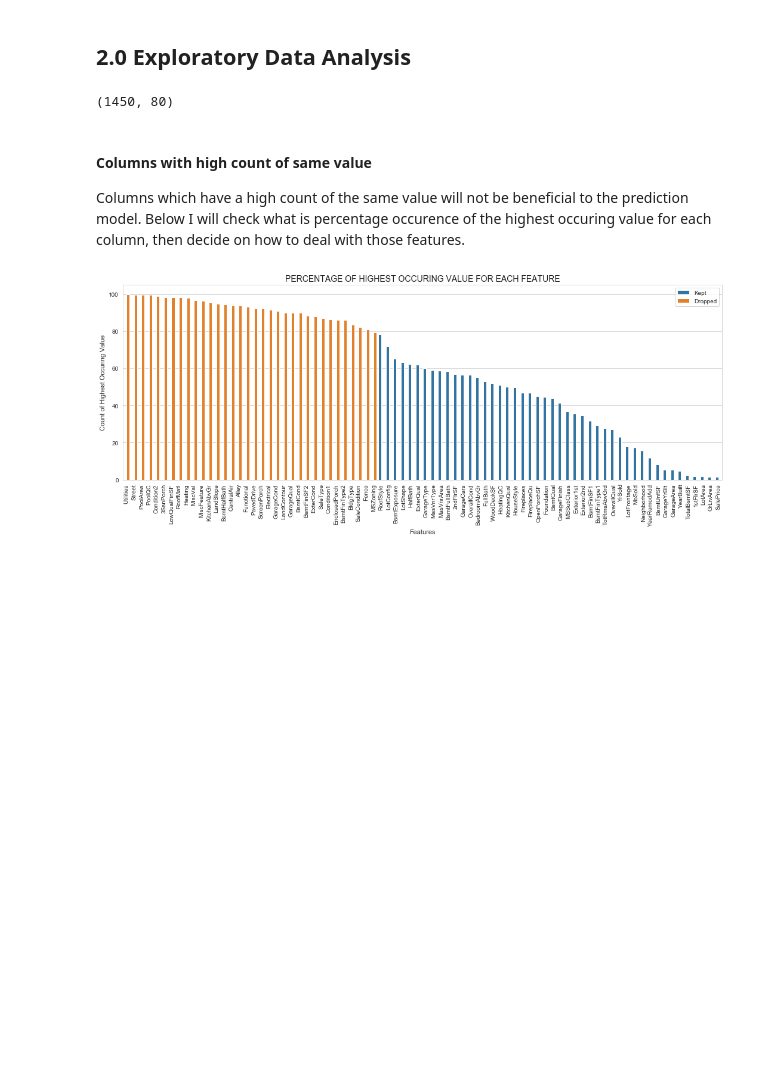
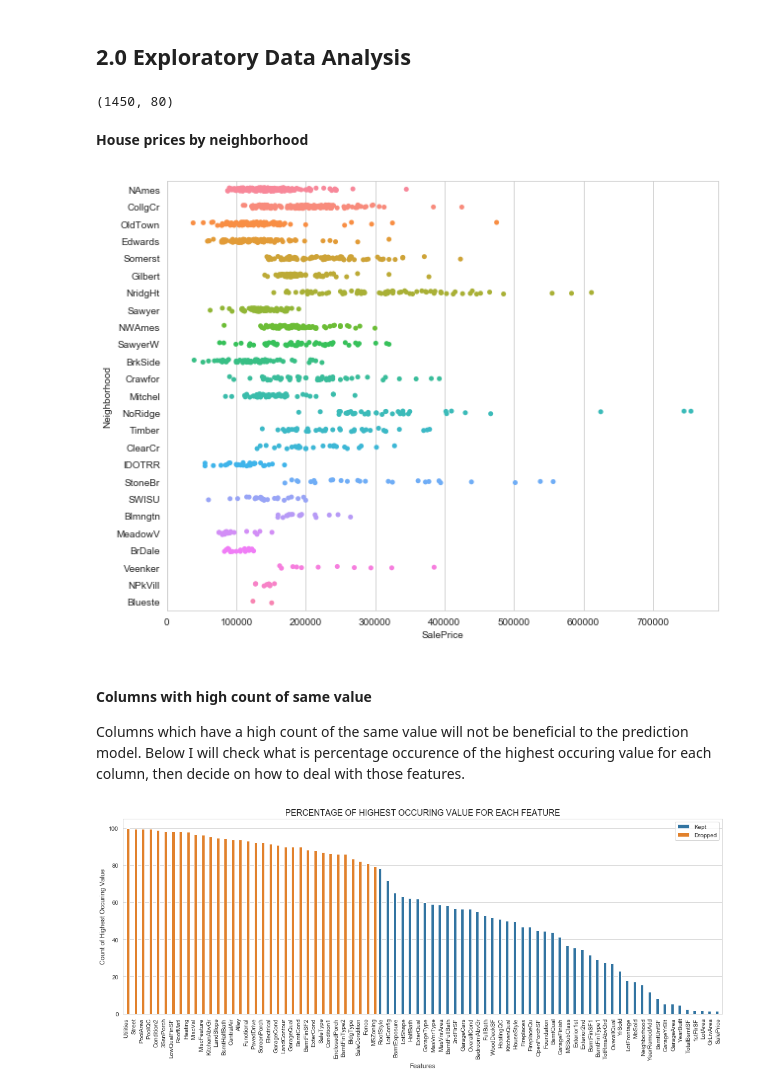
Before and after one commit to saadabbass84/Ames-Housing-Price-Prediction, a Jupyter notebook: Ames Housing Price Prediction.ipynb, the cells around one changed output. Cells and saved outputs as stored; diff of their text form; code cells hidden in the pictures; blank space fills up the shorter version.

```diff
--- a/Ames Housing Price Prediction.ipynb
+++ b/Ames Housing Price Prediction.ipynb
@@ -60,6 +60,15 @@ housing = raw_housing[raw_housing['MSZoning'].str.contains('F|R')]
 housing.shape
 # %% [output]
 (1450, 80)
+# %% [markdown]
+**House prices by neighborhood**
+# %%
+housing_order = housing['Neighborhood'].value_counts().sort_values(ascending=False).index.to_list()
+fig = plt.figure(figsize=(10,8))
+sns.stripplot(x='SalePrice', y='Neighborhood', data=housing, order=housing_order)
+plt.show()
+# %% [output]
+[figure, added]
 # %% [markdown]
 #### Columns with high count of same value
 
```
Also changed, not shown: parts of 32 cells of this notebook, 7 other files.
